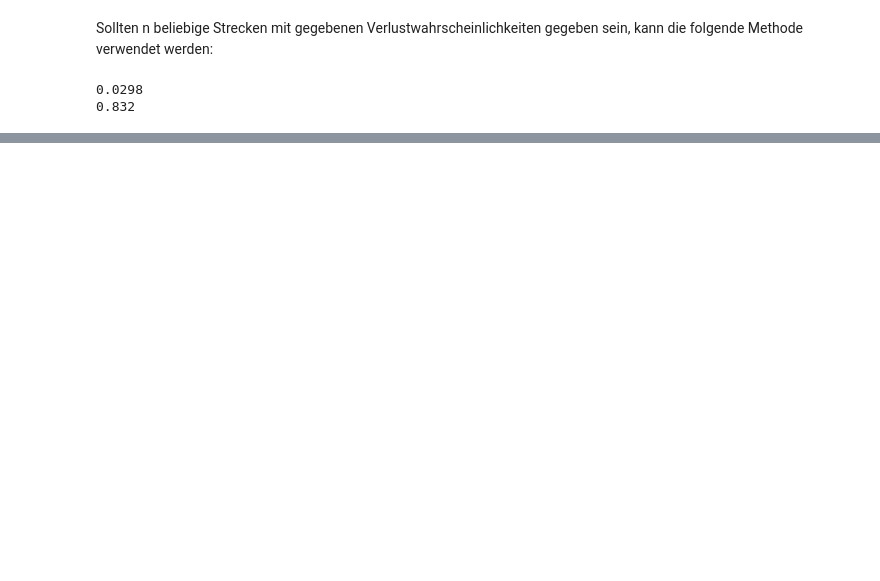
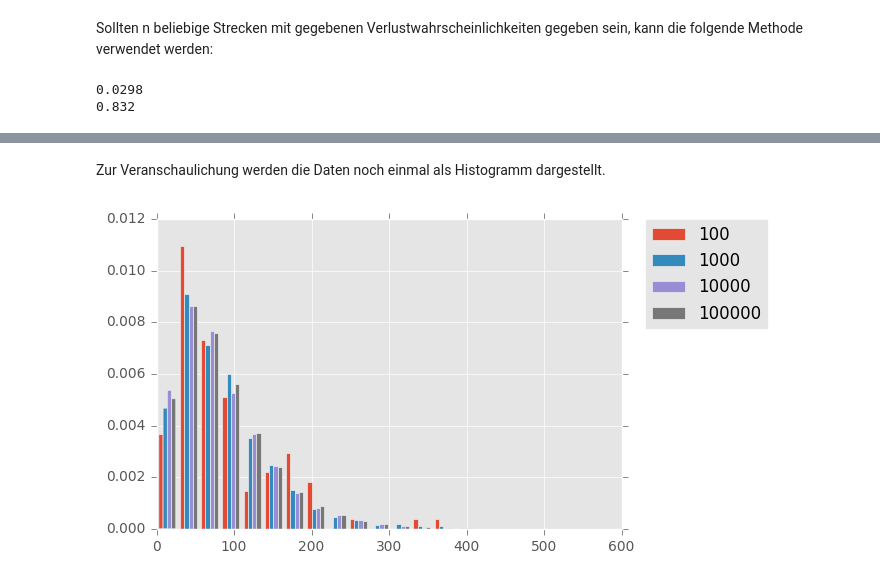
Before and after one commit to captain-proton/aise, a Jupyter notebook: documentation/source/nia/jupyter_nb/exercise_1.1.ipynb, the cells around one changed output, grey strips where cells are left out. Drawn from its saved outputs; the diff is of its cells as text; code cells hidden in the pictures; blank space fills up the shorter version.

```diff
--- a/documentation/source/nia/jupyter_nb/exercise_1.1.ipynb
+++ b/documentation/source/nia/jupyter_nb/exercise_1.1.ipynb
@@ -232,0 +292,11 @@ print(loss((0.5, 0.4, 0.3, 0.2)))
+# %% [markdown]
+Zur Veranschaulichung werden die Daten noch einmal als Histogramm dargestellt.
+# %%
+import math
+import random
+
+plt.hist([d[0] for d in data], bins=20, normed=True, label=[d[1] for d in data])
+plt.legend(bbox_to_anchor=(1.05, 1), loc=2, borderaxespad=0.)
+plt.show()
+# %% [output]
+[figure, added]
```
Also changed, not shown: parts of 17 cells of this notebook, 3 other files.
